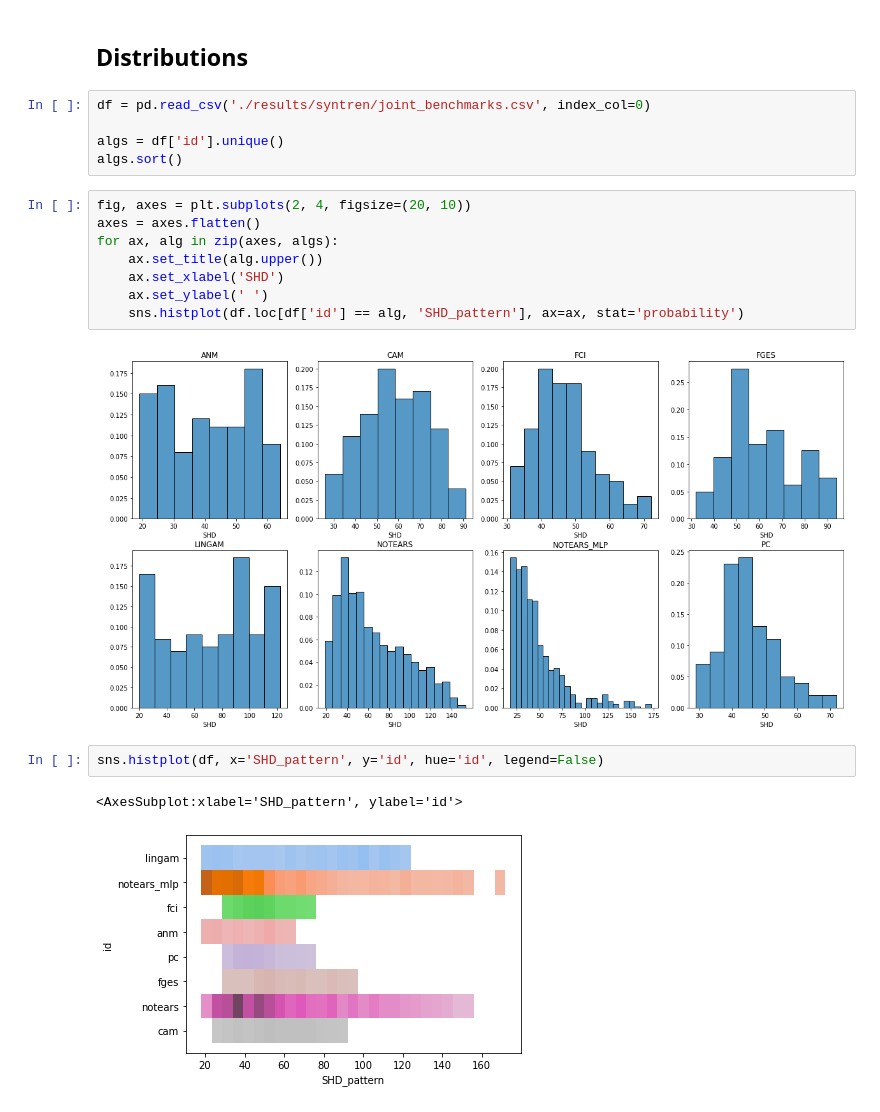
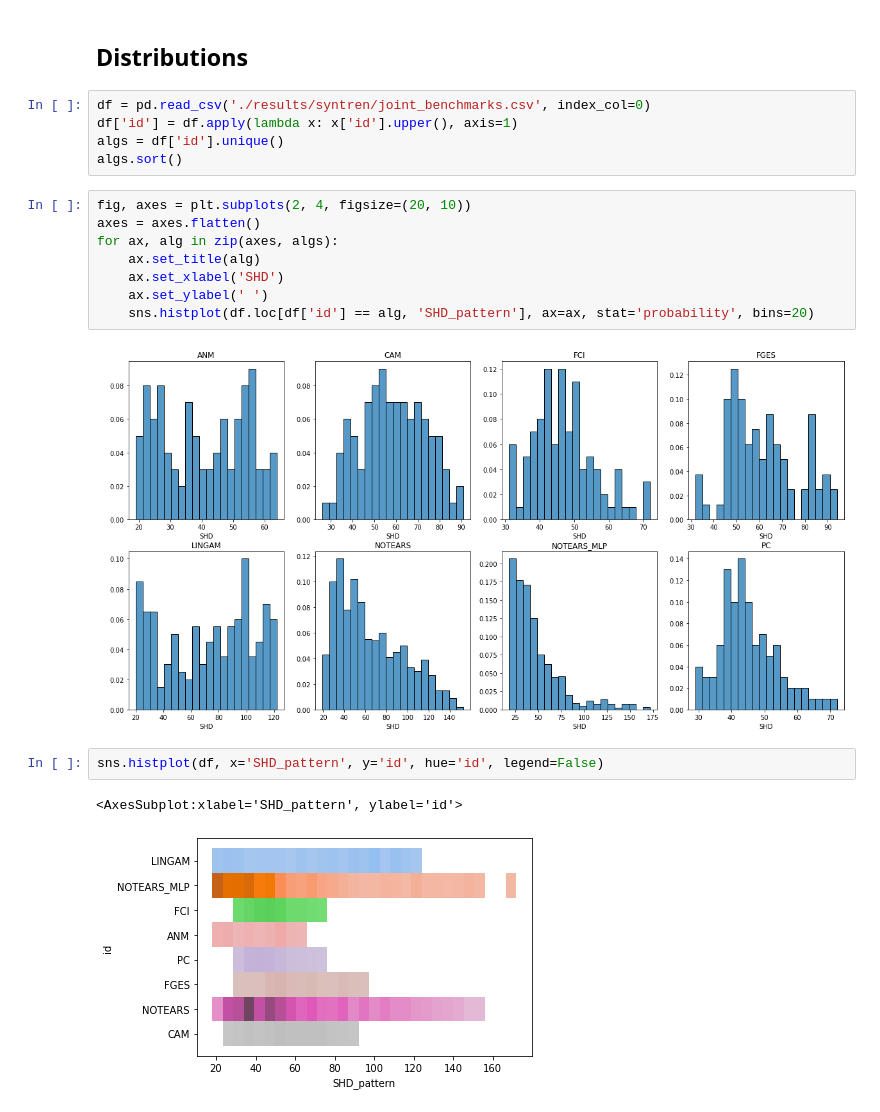
Before and after one commit to misoc-mml/hyperparams-causal-discovery, a Jupyter notebook: hyperparams/syntren.ipynb, the cells around one changed output. Drawn from its saved outputs; the diff is of its cells as text.

```diff
--- a/hyperparams/syntren.ipynb
+++ b/hyperparams/syntren.ipynb
@@ -111,21 +112,21 @@ df_final[['best', 'default', 'worst']]
 ## Distributions
 # %%
 df = pd.read_csv('./results/syntren/joint_benchmarks.csv', index_col=0)
-
+df['id'] = df.apply(lambda x: x['id'].upper(), axis=1)
 algs = df['id'].unique()
 algs.sort()
 # %%
 fig, axes = plt.subplots(2, 4, figsize=(20, 10))
 axes = axes.flatten()
 for ax, alg in zip(axes, algs):
-    ax.set_title(alg.upper())
+    ax.set_title(alg)
     ax.set_xlabel('SHD')
     ax.set_ylabel(' ')
-    sns.histplot(df.loc[df['id'] == alg, 'SHD_pattern'], ax=ax, stat='probability')
+    sns.histplot(df.loc[df['id'] == alg, 'SHD_pattern'], ax=ax, stat='probability', bins=20)
 # %% [output]
-[figure, old version]
+[figure, new version]
 # %%
 sns.histplot(df, x='SHD_pattern', y='id', hue='id', legend=False)
 # %% [output]
 <AxesSubplot:xlabel='SHD_pattern', ylabel='id'>
-[figure, old version]
+[figure, new version]
```
Also changed, not shown: parts of 4 cells of this notebook, 3 other files.
